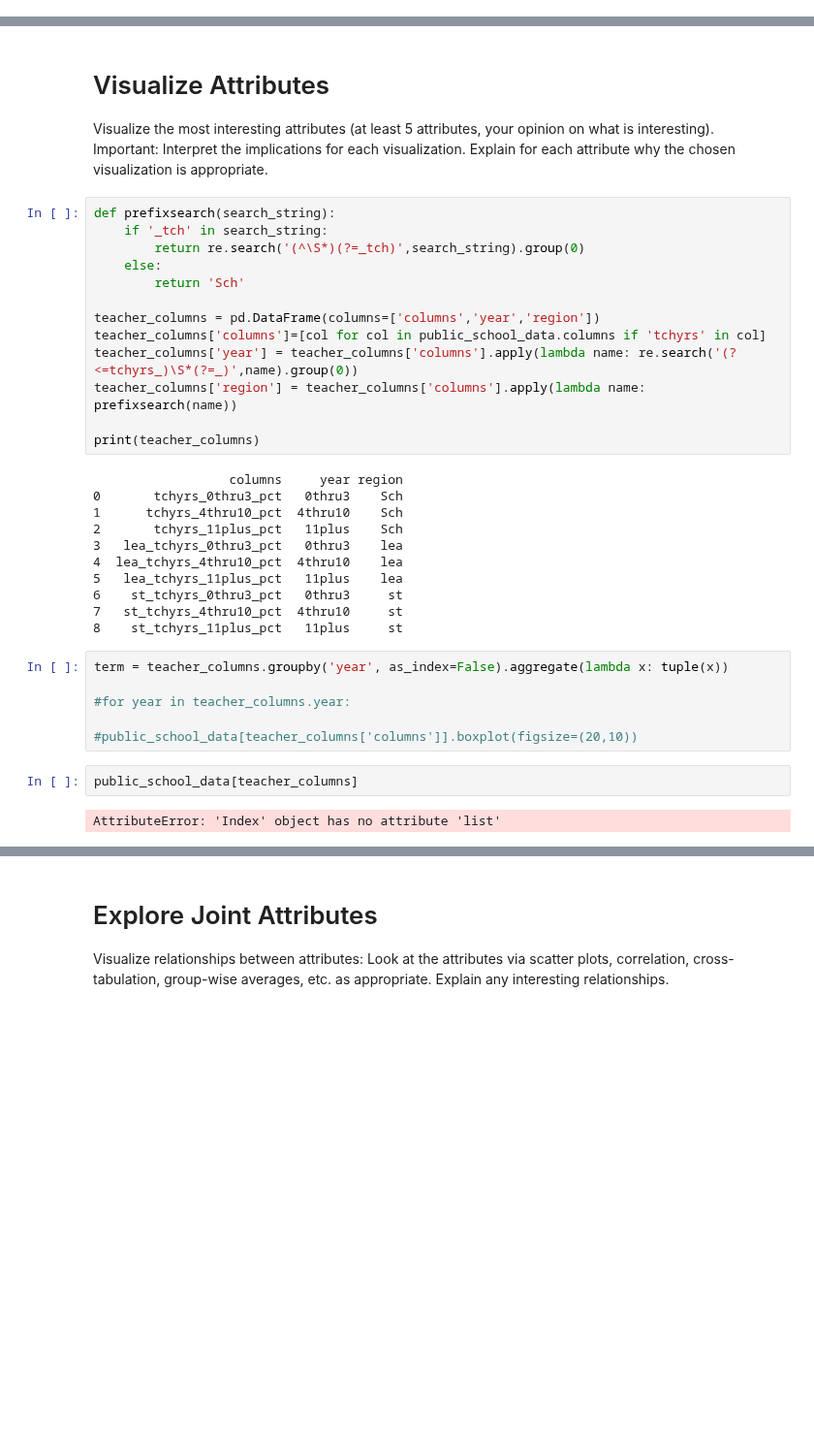
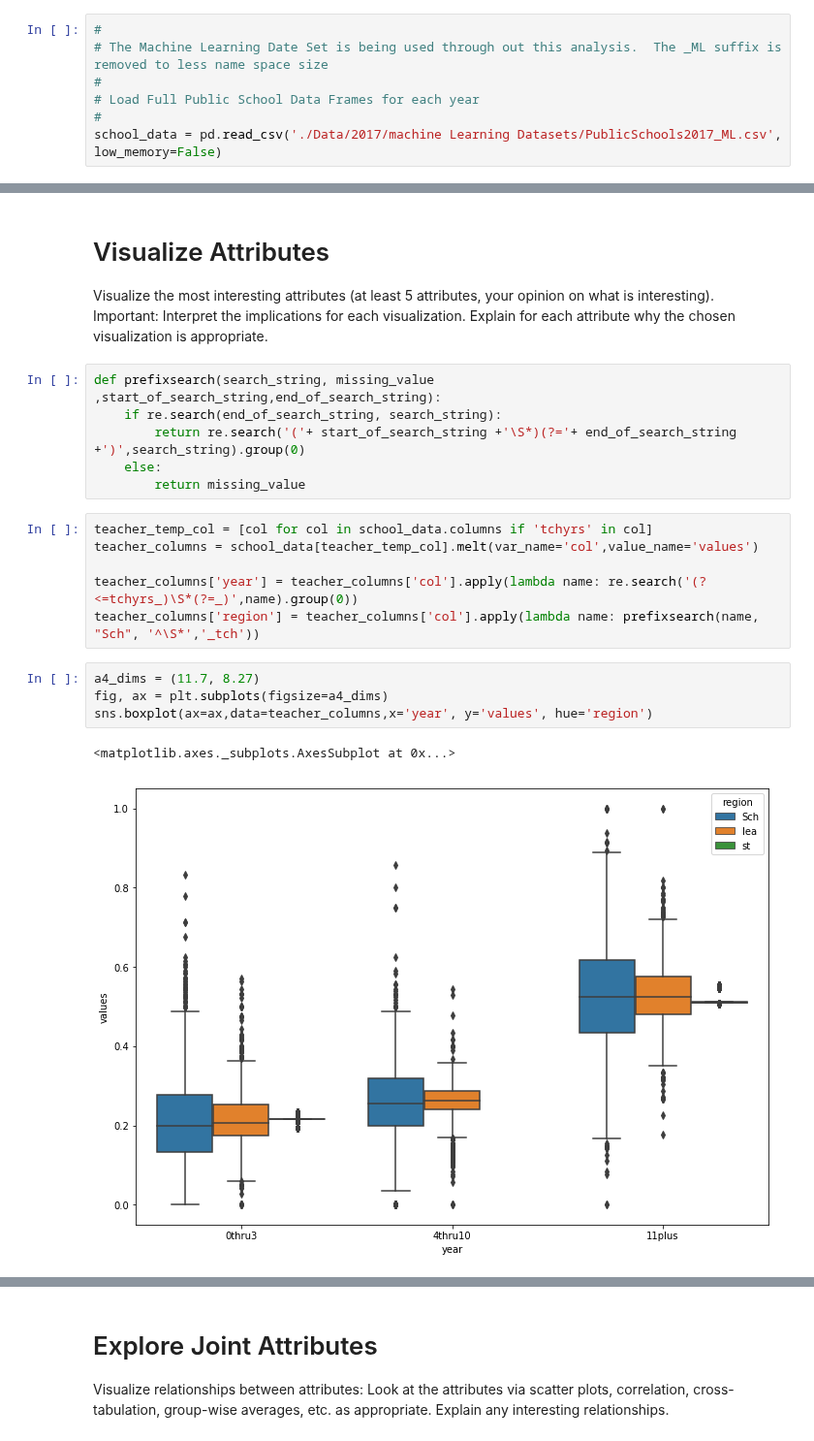
Before and after one commit to stmillett/MSDS7331_NorthCarolinaDataset, a Jupyter notebook: Data Mining - Lab 1.ipynb, the cells around one changed output, grey strips where cells are left out. Shown at 97% size. Cells and saved outputs as stored; diff of their text form; blank space fills up the shorter version.

```diff
--- a/Data Mining - Lab 1.ipynb
+++ b/Data Mining - Lab 1.ipynb
@@ -65,0 +24,7 @@ public_school_data = pd.concat([public_school_data_2014, public_school_data_2015
+# %%
+#
+# The Machine Learning Date Set is being used through out this analysis.  The _ML suffix is removed to less name space size
+#
+# Load Full Public School Data Frames for each year
+#
+school_data = pd.read_csv('./Data/2017/machine Learning Datasets/PublicSchools2017_ML.csv', low_memory=False)
@@ -138,37 +109,22 @@ max    305064.000000
 # Visualize Attributes
 
 Visualize the most interesting attributes (at least 5 attributes, your opinion on what is interesting). Important: Interpret the implications for each visualization. Explain for each attribute why the chosen visualization is appropriate.
+# %%
+def prefixsearch(search_string, missing_value ,start_of_search_string,end_of_search_string):
+    if re.search(end_of_search_string, search_string):
+        return re.search('('+ start_of_search_string +'\S*)(?='+ end_of_search_string +')',search_string).group(0)
+    else:
+        return missing_value
 # %%
-def prefixsearch(search_string):
-    if '_tch' in search_string:
-        return re.search('(^\S*)(?=_tch)',search_string).group(0)
-    else:
-        return 'Sch'
+teacher_temp_col = [col for col in school_data.columns if 'tchyrs' in col]
+teacher_columns = school_data[teacher_temp_col].melt(var_name='col',value_name='values')
 
-teacher_columns = pd.DataFrame(columns=['columns','year','region'])
-teacher_columns['columns']=[col for col in public_school_data.columns if 'tchyrs' in col]
-teacher_columns['year'] = teacher_columns['columns'].apply(lambda name: re.search('(?<=tchyrs_)\S*(?=_)',name).group(0))
-teacher_columns['region'] = teacher_columns['columns'].apply(lambda name: prefixsearch(name))
-
-print(teacher_columns)
+teacher_columns['year'] = teacher_columns['col'].apply(lambda name: re.search('(?<=tchyrs_)\S*(?=_)',name).group(0))
+teacher_columns['region'] = teacher_columns['col'].apply(lambda name: prefixsearch(name, "Sch", '^\S*','_tch'))
-# %% [output]
-                  columns     year region
-0       tchyrs_0thru3_pct   0thru3    Sch
-1      tchyrs_4thru10_pct  4thru10    Sch
-2       tchyrs_11plus_pct   11plus    Sch
-3   lea_tchyrs_0thru3_pct   0thru3    lea
-4  lea_tchyrs_4thru10_pct  4thru10    lea
-5   lea_tchyrs_11plus_pct   11plus    lea
-6    st_tchyrs_0thru3_pct   0thru3     st
-7   st_tchyrs_4thru10_pct  4thru10     st
-8    st_tchyrs_11plus_pct   11plus     st
-# %%
-term = teacher_columns.groupby('year', as_index=False).aggregate(lambda x: tuple(x))
-
-#for year in teacher_columns.year:
-
-#public_school_data[teacher_columns['columns']].boxplot(figsize=(20,10))
-# %%
-public_school_data[teacher_columns]
-# %% [output]
-AttributeError: 'Index' object has no attribute 'list'
+# %%
+a4_dims = (11.7, 8.27)
+fig, ax = plt.subplots(figsize=a4_dims)
+sns.boxplot(ax=ax,data=teacher_columns,x='year', y='values', hue='region')
+# %% [output]
+<matplotlib.axes._subplots.AxesSubplot at 0x...>
+[figure, added]
```
Also changed, not shown: parts of 14 cells of this notebook.
